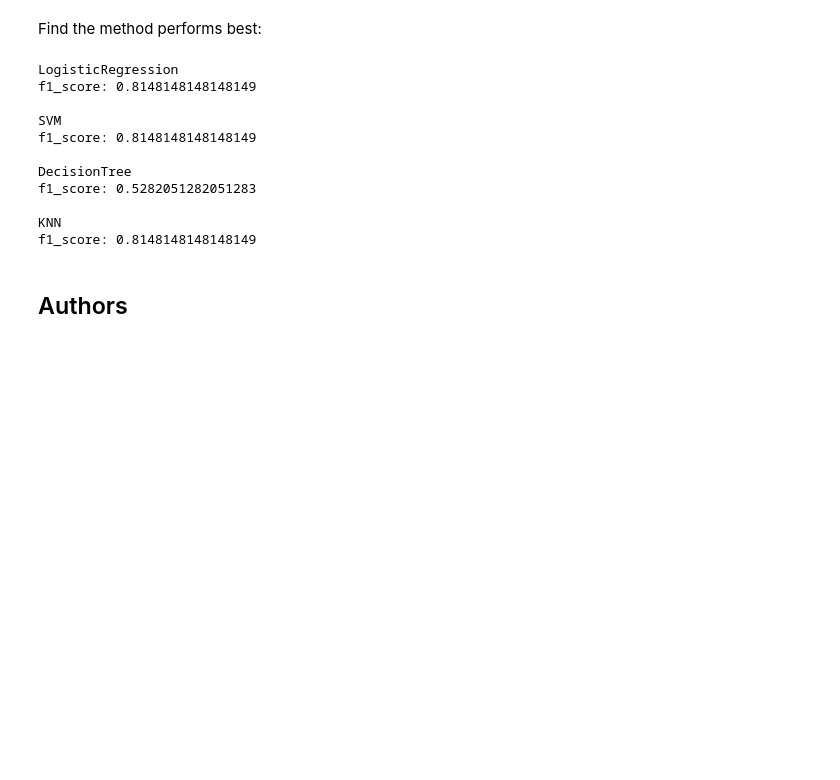
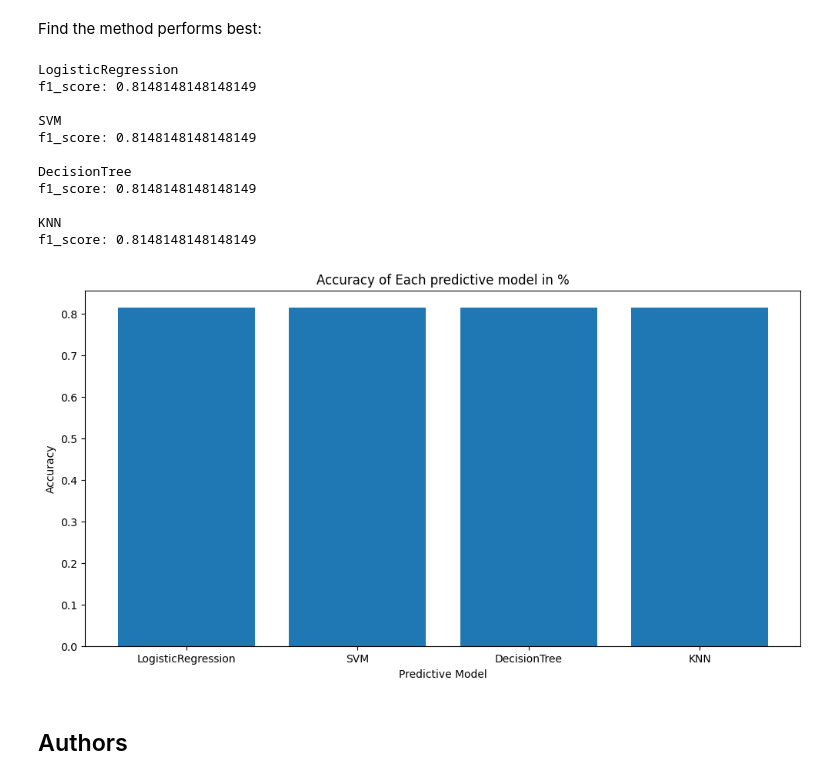
Before and after one commit to Abhi-61/SpaceX_Rocket_Launch_Data_Analysis, a Jupyter notebook: SpaceX_Machine Learning Prediction_Part_5.ipynb, the cells around one changed output. Saved outputs shown, nothing was run; the diff lists cells and outputs as text; code cells hidden in the pictures; blank space fills up the shorter version.

```diff
--- a/SpaceX_Machine Learning Prediction_Part_5.ipynb
+++ b/SpaceX_Machine Learning Prediction_Part_5.ipynb
@@ -349,26 +349,37 @@ Find the method performs best:
 # %%
 # find the method performs best
 from sklearn.metrics import f1_score
 
 methods = {'LogisticRegression': [logreg_cv, 0], 'SVM': [grid_search, 0], 'DecisionTree': [tree_cv, 0], 'KNN': [knn_cv, 0]}
-
+accuracy = []
+model = []
 for method in methods:
     print(method)
     yhat = methods[method][0].predict(X_test)
     methods[method][1] = f1_score(Y_test, yhat, average='weighted')
+    accuracy.append(methods[method][1])
+    model.append(method)
     print(f"f1_score: {methods[method][1]}\n")
+
+plt.figure(figsize = (12,6))
+plt.bar(model, accuracy)
+plt.xlabel('Predictive Model')
+plt.ylabel('Accuracy')
+plt.title('Accuracy of Each predictive model in %')
+plt.show()
 # %% [output]
 LogisticRegression
 f1_score: 0.8148148148148149
 
 SVM
 f1_score: 0.8148148148148149
 
 DecisionTree
-f1_score: 0.5282051282051283
+f1_score: 0.8148148148148149
 
 KNN
 f1_score: 0.8148148148148149
+[figure, added]
 # %%
 #Therefore, KNN, SVM and Logistic Regression all tend to be really good prediction models for the given dataset
 # %% [markdown]
```
Also changed, not shown: parts of 4 cells of this notebook.
